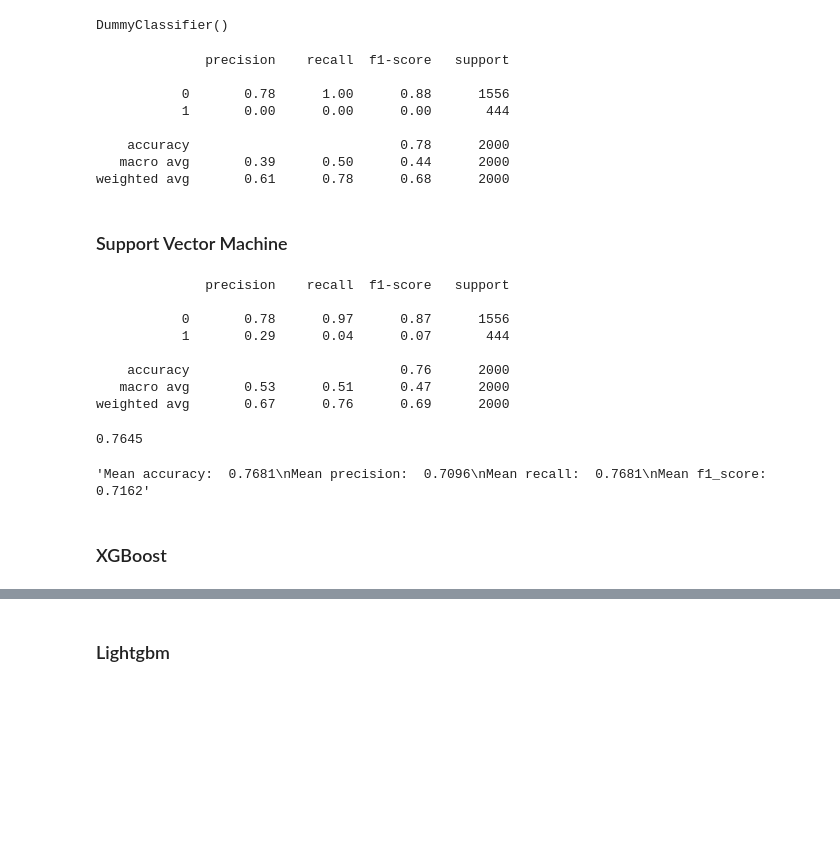
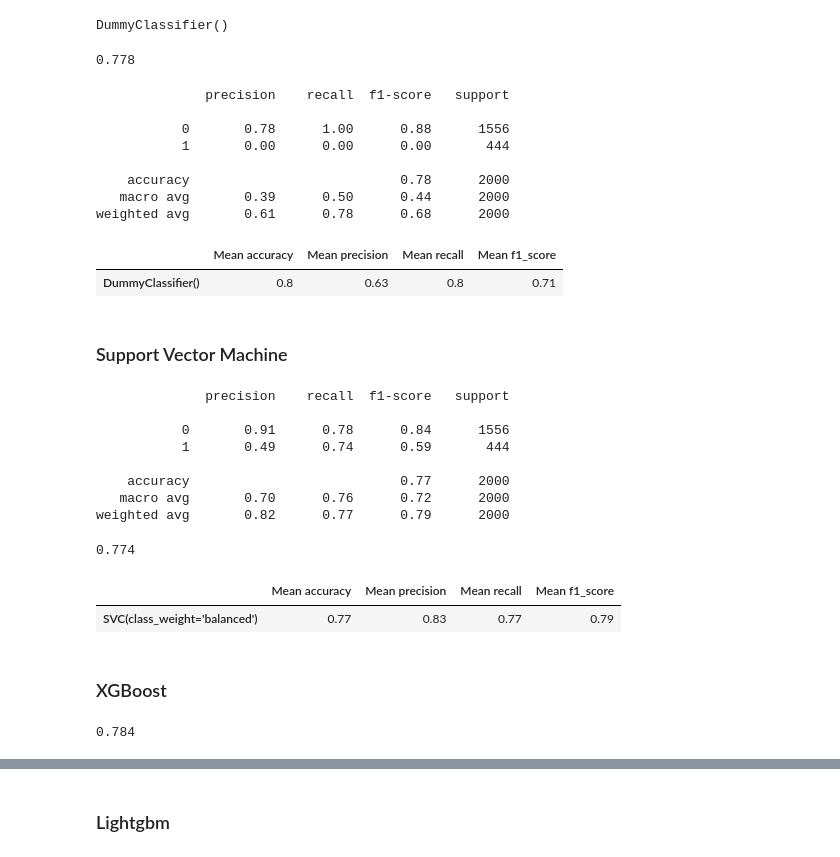
Before and after one commit to leahuynh01/Customer-Churn-Prediction-Bank-, a Jupyter notebook: notebook.ipynb, the cells around one changed output, grey strips where cells are left out. Drawn from its saved outputs; the diff is of its cells as text; code cells hidden in the pictures; blank space fills up the shorter version.

```diff
--- a/notebook.ipynb
+++ b/notebook.ipynb
@@ -249,4 +229,0 @@ model.compile(optimizer='adam', # Adam optimizer for adjusting weights
-# %%
-model.fit(x_train,
-          y_train,
-          epochs=100) # How many times to go through the entire dataset
@@ -293,7 +229,0 @@ array([[0.04143478],
-# %%
-y_predict = []
-for i in predict:
-    if i > 0.5:
-        y_predict.append(1)
-    else:
-        y_predict.append(0)
@@ -335 +267,5 @@ y_predict = dummy.predict(x_test)
+# %%
+accuracy_score(y_test, y_predict_dummy)
+# %% [output]
+0.778
 # %%
@@ -343,6 +279,13 @@ print(classification_report(y_test, y_predict))
     accuracy                           0.78      2000
    macro avg       0.39      0.50      0.44      2000
 weighted avg       0.61      0.78      0.68      2000
+# %%
+# Cross Validation
+result_dummy = model_accuracy_skf(x_selected_features, y, dummy)
+result_dummy
+# %% [output]
+|  | Mean accuracy | Mean precision | Mean recall | Mean f1_score |
+| DummyClassifier() | 0.8 | 0.63 | 0.8 | 0.71 |
 # %% [markdown]
 ### Support Vector Machine
 # %%
@@ -354,9 +297,9 @@ print(classification_report(y_test, y_predict_svm))
 # %% [output]
               precision    recall  f1-score   support
 
-           0       0.78      0.97      0.87      1556
-           1       0.29      0.04      0.07       444
+           0       0.91      0.78      0.84      1556
+           1       0.49      0.74      0.59       444
 
-    accuracy                           0.76      2000
-   macro avg       0.53      0.51      0.47      2000
-weighted avg       0.67      0.76      0.69      2000
+    accuracy                           0.77      2000
+   macro avg       0.70      0.76      0.72      2000
+weighted avg       0.82      0.77      0.79      2000
@@ -397,12 +306,14 @@ def model_accuracy_skf(x, y, model):
 # %%
 accuracy_score(y_test, y_predict_svm)
 # %% [output]
-0.7645
+0.774
 # %%
 # Cross Validation
-model_accuracy_skf(x, y, svm)
+result_svm = model_accuracy_skf(x_selected_features, y, svm)
+result_svm
 # %% [output]
-'Mean accuracy:  0.7681\nMean precision:  0.7096\nMean recall:  0.7681\nMean f1_score:  0.7162'
+|  | Mean accuracy | Mean precision | Mean recall | Mean f1_score |
+| SVC(class_weight='balanced') | 0.77 | 0.83 | 0.77 | 0.79 |
 # %% [markdown]
 ### XGBoost
 # %%
@@ -410 +323,5 @@ xgb = XGBClassifier(random_state = 42, scale_pos_weight = 4)
 # scale_pos_weight - balance of positive and negative weights, sum(negative) / sum(positive)
+# %%
+accuracy_score(y_test, y_predict_xgboost)
+# %% [output]
+0.784
```
Also changed, not shown: parts of 46 cells of this notebook.
